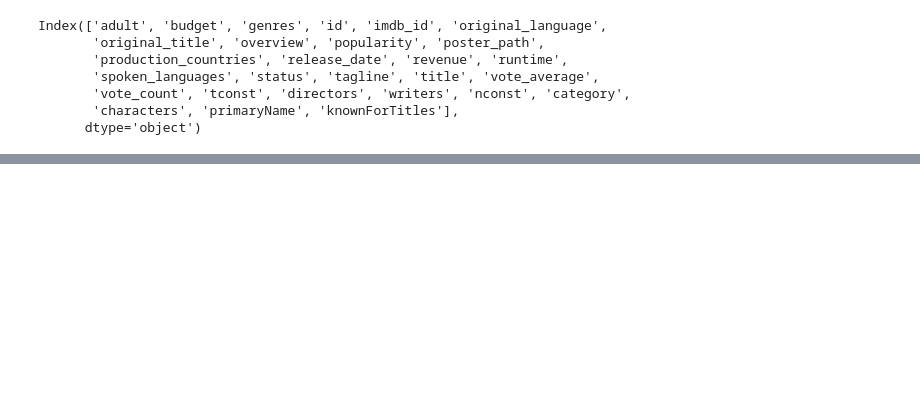
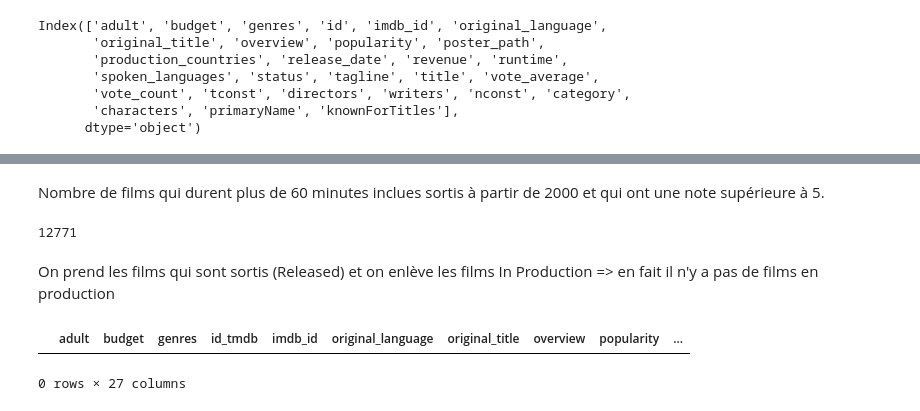
Before and after one commit to Cynthia-OK/CreuseLlywood, a Jupyter notebook: nettoyage_data.ipynb, the cells around one changed output, grey strips where cells are left out. Cells and saved outputs as stored; diff of their text form; code cells hidden in the pictures; blank space fills up the shorter version.

```diff
--- a/nettoyage_data.ipynb
+++ b/nettoyage_data.ipynb
@@ -109,0 +418,2 @@ PROPOSITION : ne garder que les films tmdb qui ont un id imdb car sinon on aura
+# %%
+films_tmdb_imdb_sup5 = films_tmdb_imdb[films_tmdb_imdb['vote_average']>5]
@@ -109,0 +446,2 @@ PROPOSITION : ne garder que les films tmdb qui ont un id imdb car sinon on aura
+# %%
+films_tmdb_imdb_sup5['year'] = films_tmdb_imdb_sup5['release_date'].dt.year
@@ -109,0 +492,2 @@ PROPOSITION : ne garder que les films tmdb qui ont un id imdb car sinon on aura
+# %%
+films_tmdb_imdb_sup5_2000 = films_tmdb_imdb_sup5[films_tmdb_imdb_sup5['year']> 1999]
@@ -109,0 +546,2 @@ PROPOSITION : ne garder que les films tmdb qui ont un id imdb car sinon on aura
+# %%
+films_tmdb_imdb_sup5_2000_60 = films_tmdb_imdb_sup5_2000[films_tmdb_imdb_sup5_2000['runtime']>=60]
@@ -109,0 +568,13 @@ PROPOSITION : ne garder que les films tmdb qui ont un id imdb car sinon on aura
+# %% [markdown]
+Nombre de films qui durent plus de 60 minutes inclues sortis à partir de 2000 et qui ont une note supérieure à 5.
+# %%
+len(films_tmdb_imdb_sup5_2000_60['id_tmdb'].unique())
+# %% [output]
+12771
+# %% [markdown]
+On prend les films qui sont sortis (Released) et on enlève les films In Production => en fait il n'y a pas de films en production
+# %%
+films_tmdb_imdb_sup5_2000_60[films_tmdb_imdb_sup5_2000_60['status'] == 'In Production']
+# %% [output]
+|  | adult | budget | genres | id_tmdb | imdb_id | original_language | original_title | overview | popularity | ... |
+0 rows × 27 columns
```
Also changed, not shown: parts of 75 cells of this notebook.
